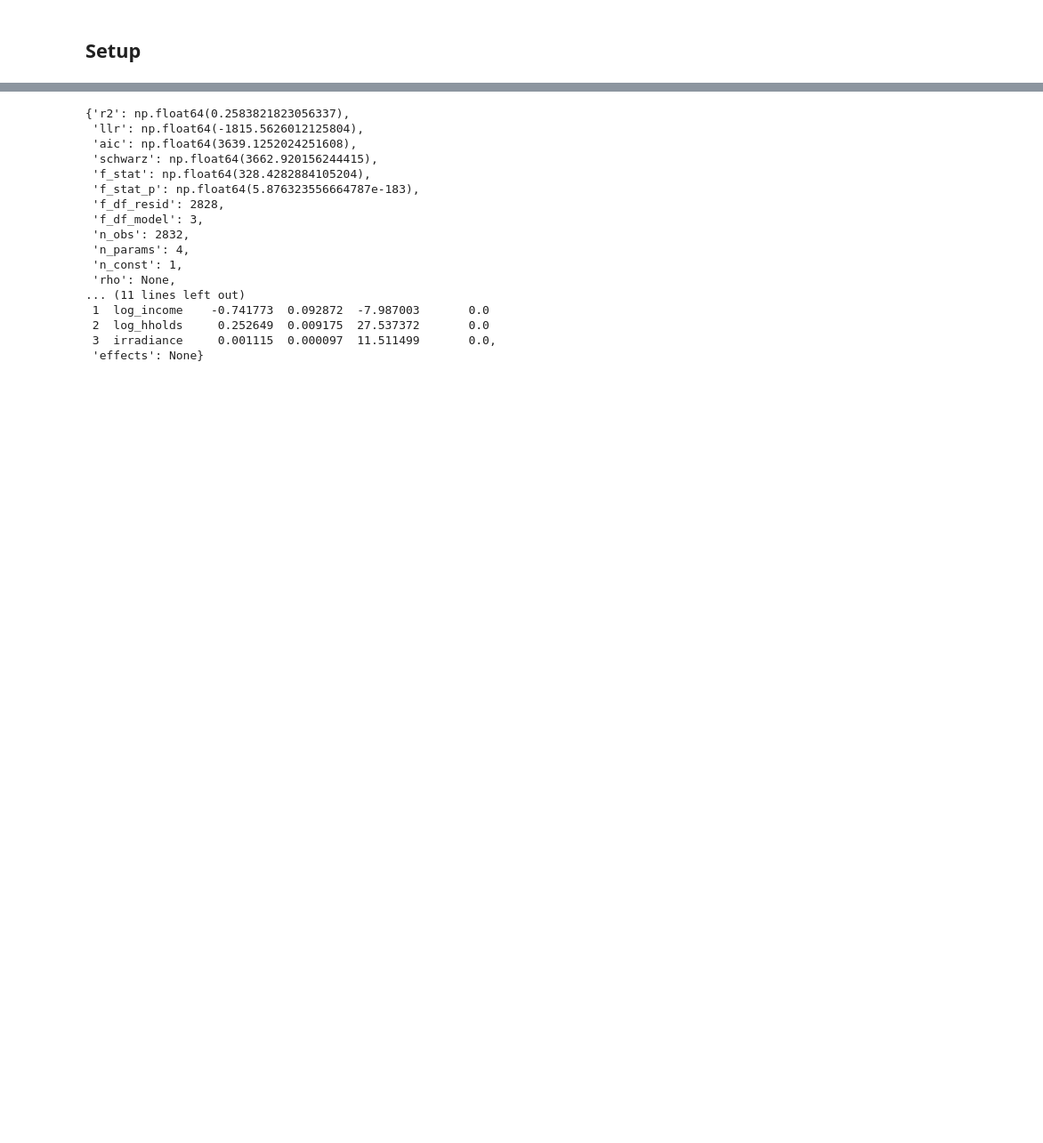
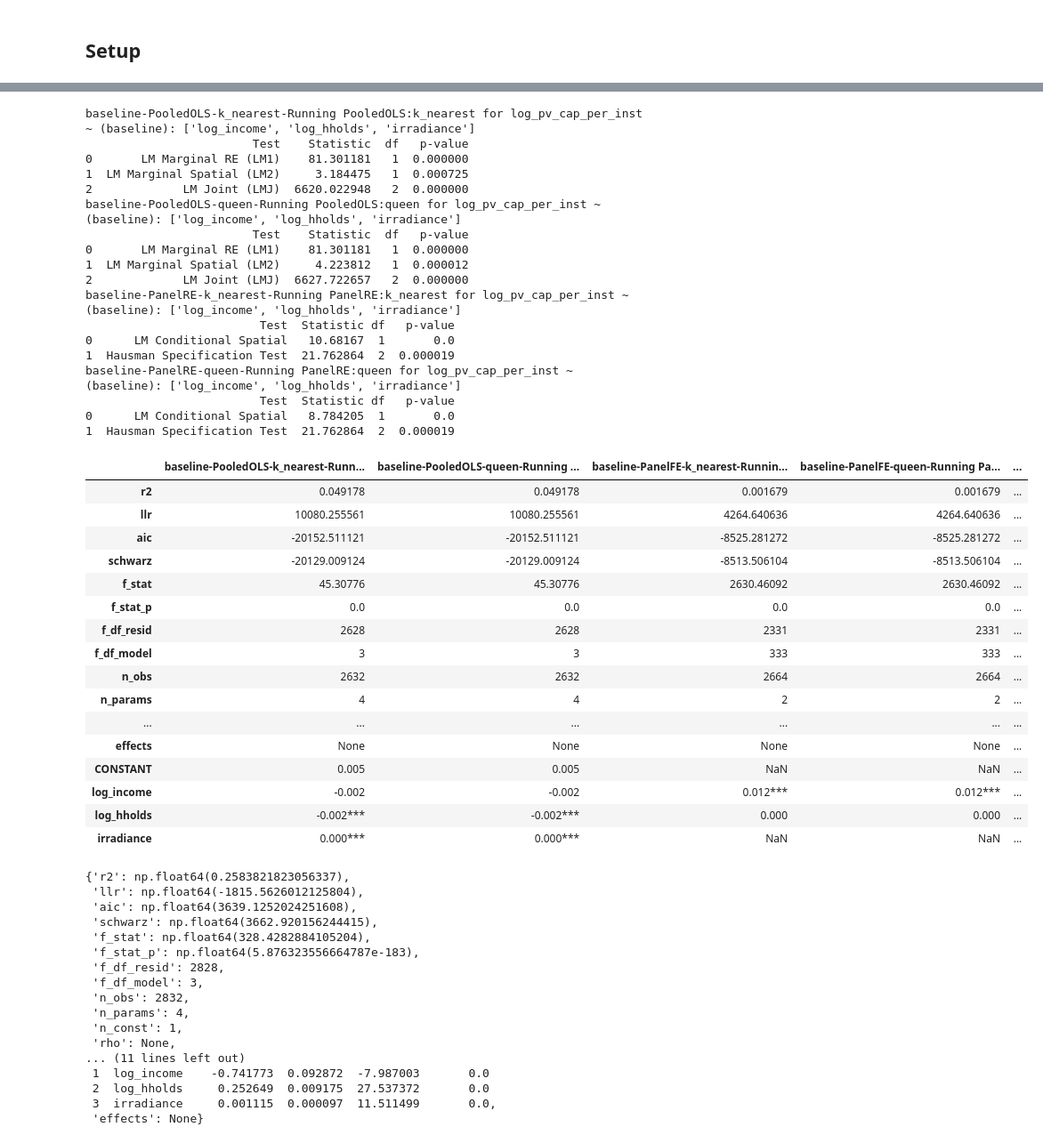
Before and after one commit to Ellariel/uktest, a Jupyter notebook: analysis.ipynb, the cells around one changed output, grey strips where cells are left out. Shown at 89% size. Drawn from its saved outputs; the diff is of its cells as text; code cells hidden in the pictures; blank space fills up the shorter version.

```diff
--- a/analysis.ipynb
+++ b/analysis.ipynb
@@ -167,3 +422,55 @@ get_full_table()
+# %%
+get_full_table(y='log_pv_cap_per_inst',
+                   x_vars='baseline',
+                   w_methods = [#"inverse_distance",
+                                "k_nearest",
+                                "queen"
+                                ],
+                    n_models = ["PooledOLS",
+                                "PanelFE",
+                                "PanelRE",
+                                #"ML_LagFE",
+                                #"ML_LagRE",
+                                #"ML_ErrorRE",
+                                #"ML_ErrorFE",
+                                ],
+                   )
+# %% [output]
+baseline-PooledOLS-k_nearest-Running PooledOLS:k_nearest for log_pv_cap_per_inst ~ (baseline): ['log_income', 'log_hholds', 'irradiance']
+                        Test    Statistic  df   p-value
+0       LM Marginal RE (LM1)    81.301181   1  0.000000
+1  LM Marginal Spatial (LM2)     3.184475   1  0.000725
+2             LM Joint (LMJ)  6620.022948   2  0.000000
+baseline-PooledOLS-queen-Running PooledOLS:queen for log_pv_cap_per_inst ~ (baseline): ['log_income', 'log_hholds', 'irradiance']
+                        Test    Statistic  df   p-value
+0       LM Marginal RE (LM1)    81.301181   1  0.000000
+1  LM Marginal Spatial (LM2)     4.223812   1  0.000012
+2             LM Joint (LMJ)  6627.722657   2  0.000000
+baseline-PanelRE-k_nearest-Running PanelRE:k_nearest for log_pv_cap_per_inst ~ (baseline): ['log_income', 'log_hholds', 'irradiance']
+                         Test  Statistic df   p-value
+0      LM Conditional Spatial   10.68167  1       0.0
+1  Hausman Specification Test  21.762864  2  0.000019
+baseline-PanelRE-queen-Running PanelRE:queen for log_pv_cap_per_inst ~ (baseline): ['log_income', 'log_hholds', 'irradiance']
+                         Test  Statistic df   p-value
+0      LM Conditional Spatial   8.784205  1       0.0
+1  Hausman Specification Test  21.762864  2  0.000019
+|  | baseline-PooledOLS-k_nearest-Runn... | baseline-PooledOLS-queen-Running ... | baseline-PanelFE-k_nearest-Runnin... | baseline-PanelFE-queen-Running Pa... | ... |
+| r2 | 0.049178 | 0.049178 | 0.001679 | 0.001679 | ... |
+| llr | 10080.255561 | 10080.255561 | 4264.640636 | 4264.640636 | ... |
+| aic | -20152.511121 | -20152.511121 | -8525.281272 | -8525.281272 | ... |
+| schwarz | -20129.009124 | -20129.009124 | -8513.506104 | -8513.506104 | ... |
+| f_stat | 45.30776 | 45.30776 | 2630.46092 | 2630.46092 | ... |
+| f_stat_p | 0.0 | 0.0 | 0.0 | 0.0 | ... |
+| f_df_resid | 2628 | 2628 | 2331 | 2331 | ... |
+| f_df_model | 3 | 3 | 333 | 333 | ... |
+| n_obs | 2632 | 2632 | 2664 | 2664 | ... |
+| n_params | 4 | 4 | 2 | 2 | ... |
+| ... | ... | ... | ... | ... | ... |
+| effects | None | None | None | None | ... |
+| CONSTANT | 0.005 | 0.005 | NaN | NaN | ... |
+| log_income | -0.002 | -0.002 | 0.012*** | 0.012*** | ... |
+| log_hholds | -0.002*** | -0.002*** | 0.000 | 0.000 | ... |
+| irradiance | 0.000*** | 0.000*** | NaN | NaN | ... |
 # %%
 i = model_results['log_pv_cap']["baseline"]["PooledOLS"]['queen'].copy()
 r = next(iter(i.values()))
```
Also changed, not shown: parts of 12 cells of this notebook, 4 other files.
